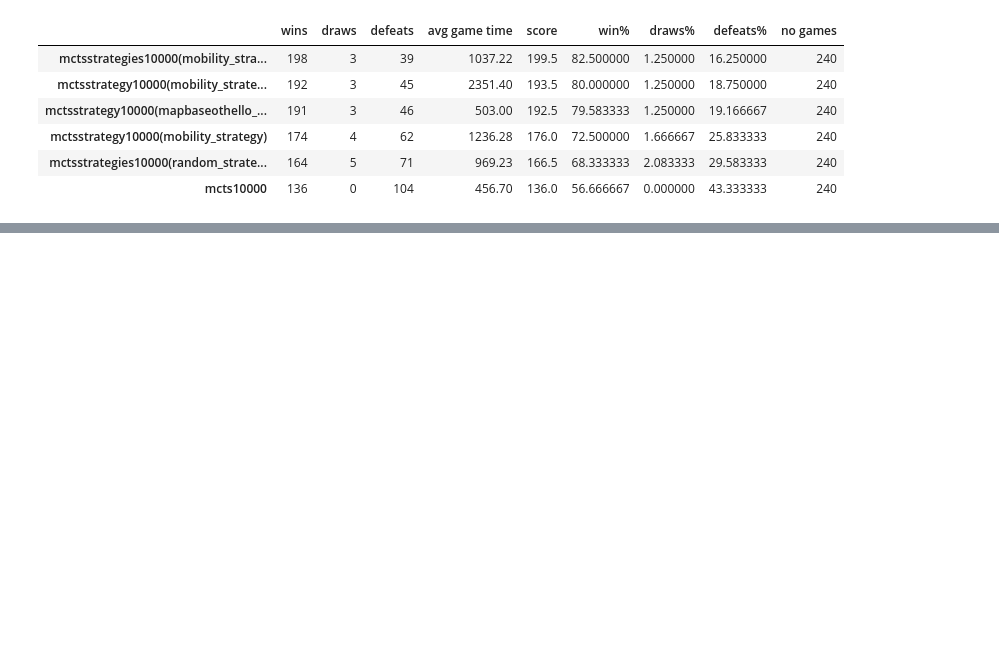
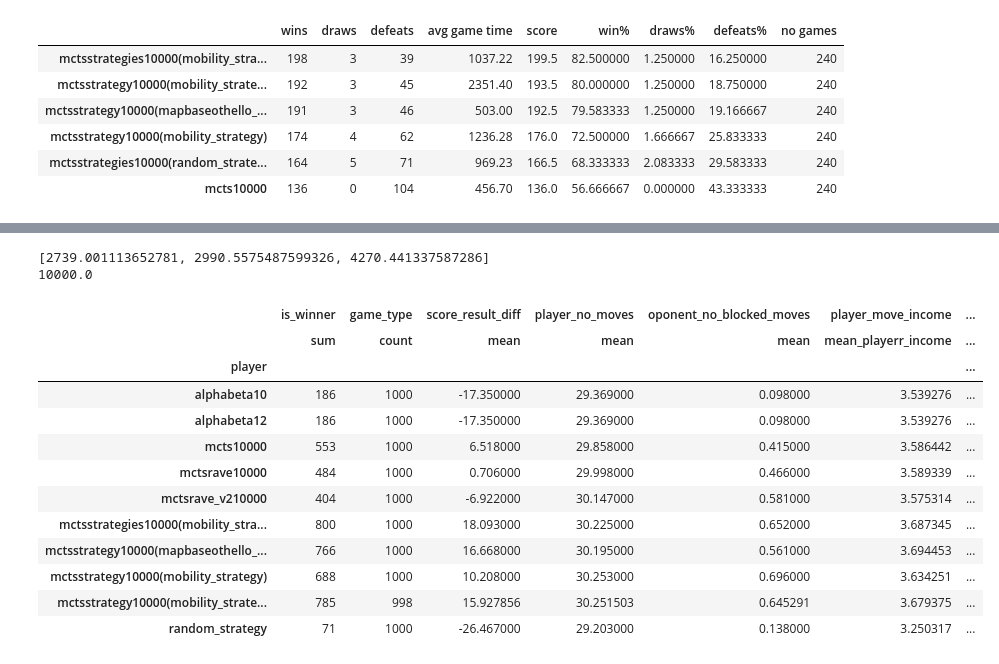
Before and after one commit to Walczi123/Enriching-the-Monte-Carlo-Tree-Search-Algorithm, a Jupyter notebook: results_processing/othello_results.ipynb, the cells around one changed output, grey strips where cells are left out. Drawn from its saved outputs; the diff is of its cells as text; code cells hidden in the pictures; blank space fills up the shorter version.

```diff
--- a/results_processing/othello_results.ipynb
+++ b/results_processing/othello_results.ipynb
@@ -48,0 +112,54 @@ writer.save()
+# %%
+from functools import reduce
+from itertools import chain
+from statistics import mean
+
+def join_lists(x):
+    return list(chain.from_iterable(x))
+
+def get_positive_values(x):
+    return [y for y in x if y > 0]
+
+def get_negative_values(x):
+    return [y for y in x if y < 0]
+
+def sum_lists_elemnet_wise(x):
+    sums = [sum(i) for i in zip(*x)]
+    if sums == []:
+        return sums
+    s = len(x)
+    r = [i/s for i in sums]
+    print(r)
+    print(sum(r))
+    return r, 0
+
+def compose(*functions):
+    return reduce(lambda f, g: lambda x: f(g(x)), functions, lambda x: x)
+
+df_agg.groupby(by=['player'], as_index=True).agg({'is_winner': 'sum',
+                                            'game_type': 'count',
+                                            'score_result_diff':'mean',
+                                            'player_no_moves':'mean',
+                                            'oponent_no_blocked_moves':'mean',
+                                            'player_move_income': [('mean_playerr_income', compose(mean, join_lists))],
+                                            'board_scores': [('mean_board_scores',compose(mean, join_lists)),
+                                                            ('mean_positive_board_scores',compose(mean, get_positive_values, join_lists)),
+                                                            ('mean_negative_board_scores',compose(mean, get_negative_values, join_lists))],
+                                            'player_swithching_stats': [('nazwa',compose(sum_lists_elemnet_wise,join_lists))]
+                                            })
+# %% [output]
+[2739.001113652781, 2990.5575487599326, 4270.441337587286]
+10000.0
+|  | is_winner | game_type | score_result_diff | player_no_moves | oponent_no_blocked_moves | player_move_income | ... |
+|  | sum | count | mean | mean | mean | mean_playerr_income | ... |
+| player |  |  |  |  |  |  | ... |
+| alphabeta10 | 186 | 1000 | -17.350000 | 29.369000 | 0.098000 | 3.539276 | ... |
+| alphabeta12 | 186 | 1000 | -17.350000 | 29.369000 | 0.098000 | 3.539276 | ... |
+| mcts10000 | 553 | 1000 | 6.518000 | 29.858000 | 0.415000 | 3.586442 | ... |
+| mctsrave10000 | 484 | 1000 | 0.706000 | 29.998000 | 0.466000 | 3.589339 | ... |
+| mctsrave_v210000 | 404 | 1000 | -6.922000 | 30.147000 | 0.581000 | 3.575314 | ... |
+| mctsstrategies10000(mobility_stra... | 800 | 1000 | 18.093000 | 30.225000 | 0.652000 | 3.687345 | ... |
+| mctsstrategy10000(mapbaseothello_... | 766 | 1000 | 16.668000 | 30.195000 | 0.561000 | 3.694453 | ... |
+| mctsstrategy10000(mobility_strategy) | 688 | 1000 | 10.208000 | 30.253000 | 0.696000 | 3.634251 | ... |
+| mctsstrategy10000(mobility_strate... | 785 | 998 | 15.927856 | 30.251503 | 0.645291 | 3.679375 | ... |
+| random_strategy | 71 | 1000 | -26.467000 | 29.203000 | 0.138000 | 3.250317 | ... |
```
Also changed, not shown: parts of 6 cells of this notebook, 2 other files.
